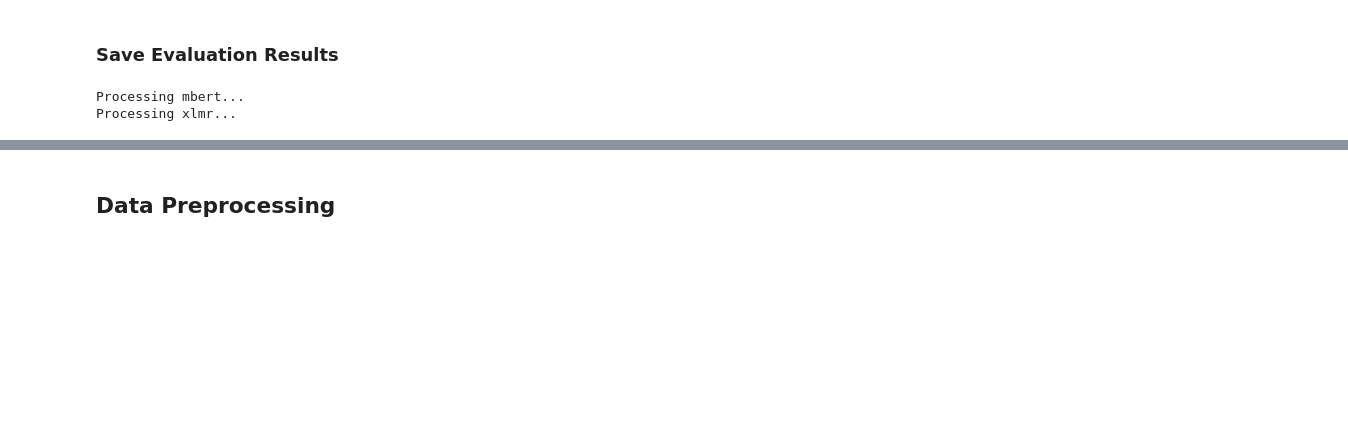
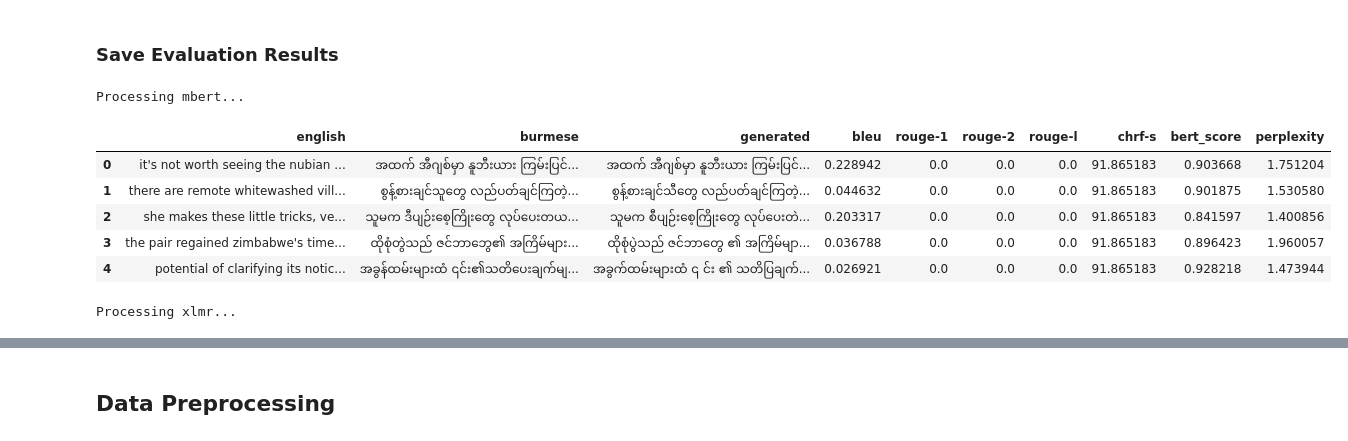
Before and after one commit to waiyanminkhaing/ms-thesis, a Jupyter notebook: baseline-models.ipynb, the cells around one changed output, grey strips where cells are left out. Saved outputs shown, nothing was run; the diff lists cells and outputs as text; code cells hidden in the pictures; blank space fills up the shorter version.

Commit message:
final results of baseline-models

```diff
--- a/baseline-models.ipynb
+++ b/baseline-models.ipynb
@@ -1117,0 +1113,11 @@ for model_name in lstm_evaluation_results_datasets.keys():
+# %%
+# display metrics
+for model_name, dataset in lstm_evaluation_results_datasets.items():
+    print(f"Metrics scores for {model_name}:")
+    print(f" BLEU Score: {dataset['bleu'].mean()}")
+    print(f" ROUGE-1 Score: {dataset['rouge-1'].mean()}")
+    print(f" ROUGE-2 Score: {dataset['rouge-2'].mean()}")
+    print(f" ROUGE-L Score: {dataset['rouge-l'].mean()}")
+    print(f" chrF-S Score: {dataset['chrf-s'].mean()}")
+    print(f" BERT Score: {dataset['bert_score'].mean()}")
+    print(f" Perplexity: {dataset['perplexity'].mean()}")
@@ -1543,22 +1566,30 @@ save_tmp_df(multilingual_evaluation_results_datasets["xlmr"], f"multilingual_xlm
 # %%
 # combine evaluation results
 for model_name in multilingual_evaluation_results_datasets.keys():
     print(f"Processing {model_name}...")
 
     # load metrics and set
     metrics = load_tmp_df(f"multilingual_{model_name}_metrics")
     multilingual_evaluation_results_datasets[model_name]["bleu"] = metrics["bleu"]
     multilingual_evaluation_results_datasets[model_name]["rouge-1"] = metrics["rouge-1"]
     multilingual_evaluation_results_datasets[model_name]["rouge-2"] = metrics["rouge-2"]
     multilingual_evaluation_results_datasets[model_name]["rouge-l"] = metrics["rouge-l"]
     multilingual_evaluation_results_datasets[model_name]["chrf-s"] = metrics["chrf-s"]
     multilingual_evaluation_results_datasets[model_name]["bert_score"] = metrics["bert_score"]
 
     # load perplexity and set
     perplexity = load_tmp_df(f"multilingual_{model_name}_perplexity")
     multilingual_evaluation_results_datasets[model_name]["perplexity"] = perplexity["perplexity"]
 
     save_models_df(multilingual_evaluation_results_datasets[model_name], f"multilingual_{model_name}_evaluation_results")
+
+    display(multilingual_evaluation_results_datasets[model_name].head())
 # %% [output]
 Processing mbert...
-Processing xlmr...
+|  | english | burmese | generated | bleu | rouge-1 | rouge-2 | rouge-l | chrf-s | bert_score | perplexity |
+| 0 | it's not worth seeing the nubian ... | အထက် အီဂျစ်မှာ နူဘီးယား ကြမ်းပြင်... | အထက် အီဂျစ်မှာ နူဘီးယား ကြမ်းပြင်... | 0.228942 | 0.0 | 0.0 | 0.0 | 91.865183 | 0.903668 | 1.751204 |
+| 1 | there are remote whitewashed vill... | စွန့်စားချင်သူတွေ လည်ပတ်ချင်ကြတဲ့... | စွန့်စားချင်သီတွေ လည်ပတ်ချင်ကြတဲ့... | 0.044632 | 0.0 | 0.0 | 0.0 | 91.865183 | 0.901875 | 1.530580 |
+| 2 | she makes these little tricks, ve... | သူမက ဒီပျဉ်းစေ့ကြိုးတွေ လုပ်ပေးတယ... | သူမက စီပျဉ်းစေ့ကြိုးတွေ လုပ်ပေးတဲ... | 0.203317 | 0.0 | 0.0 | 0.0 | 91.865183 | 0.841597 | 1.400856 |
+| 3 | the pair regained zimbabwe's time... | ထိုစုံတွဲသည် ဇင်ဘာဘွေ၏ အကြိမ်များ... | ထိုစုံပွဲသည် ဇင်ဘာတွေ ၏ အကြိမ်မျာ... | 0.036788 | 0.0 | 0.0 | 0.0 | 91.865183 | 0.896423 | 1.960057 |
+| 4 | potential of clarifying its notic... | အခွန်ထမ်းများထံ ၎င်း၏သတိပေးချက်မျ... | အခွက်ထမ်းများထံ ၎ င်း ၏ သတိပြချက်... | 0.026921 | 0.0 | 0.0 | 0.0 | 91.865183 | 0.928218 | 1.473944 |
+Processing xlmr...
```
Also changed, not shown: parts of 29 cells of this notebook.
